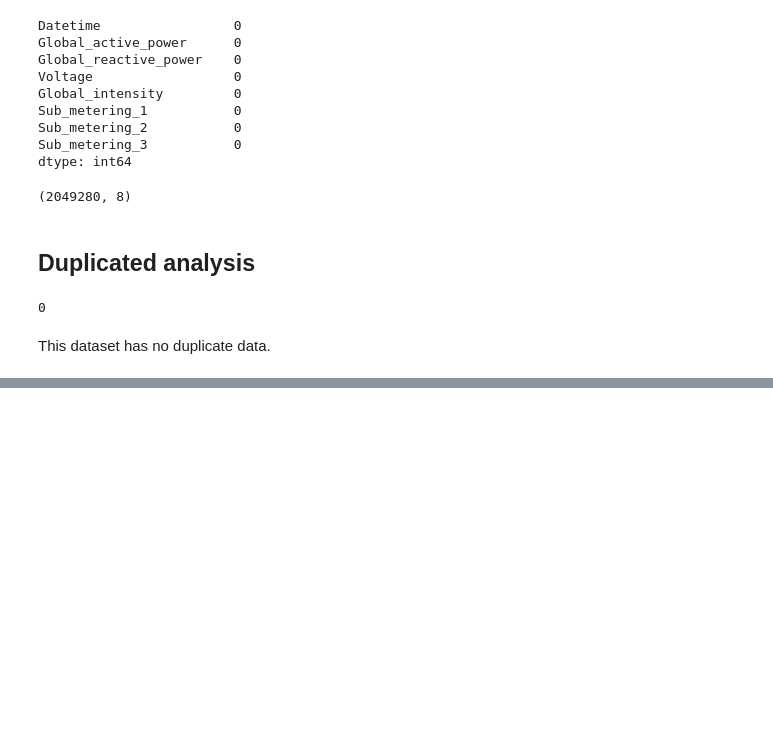
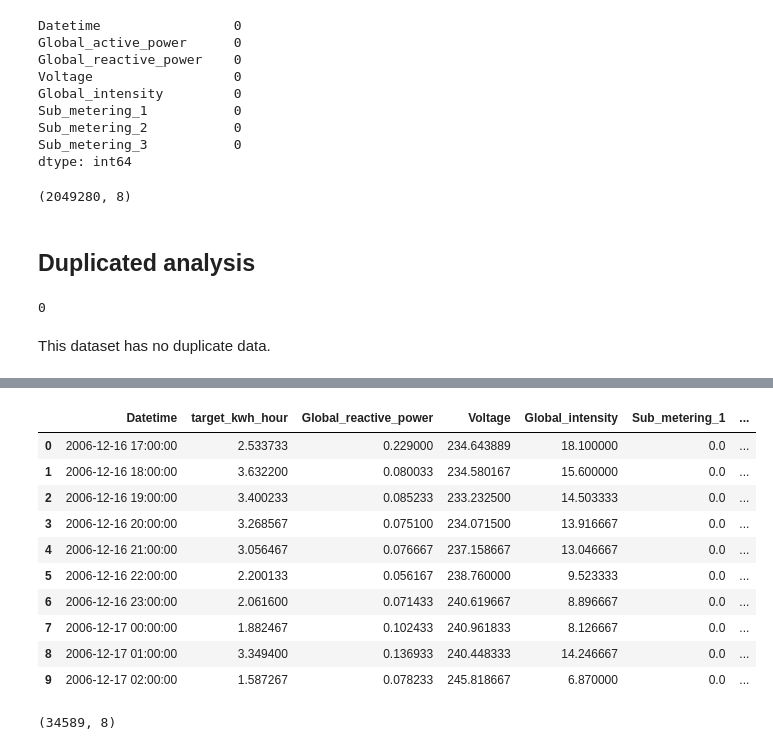
Before and after one commit to alvaroterroso/household-energy-consumption-prediction, a Jupyter notebook: hecp.ipynb, the cells around one changed output, grey strips where cells are left out. Saved outputs shown, nothing was run; the diff lists cells and outputs as text; code cells hidden in the pictures; blank space fills up the shorter version.

```diff
--- a/hecp.ipynb
+++ b/hecp.ipynb
@@ -152,0 +145,46 @@ This dataset has no duplicate data.
+# %%
+# garantir datetime
+df["Datetime"] = pd.to_datetime(df["Datetime"])
+
+# ordenar e usar Datetime como índice
+df = df.sort_values("Datetime").set_index("Datetime")
+
+# converter potência (kW) em energia por minuto (kWh)
+df["energy_kwh_min"] = df["Global_active_power"] / 60
+
+# agregação por hora
+hourly_df = df.resample("H").agg({
+    "energy_kwh_min": "sum",          # TARGET (kWh por hora)
+    "Global_reactive_power": "mean",
+    "Voltage": "mean",
+    "Global_intensity": "mean",
+    "Sub_metering_1": "sum",
+    "Sub_metering_2": "sum",
+    "Sub_metering_3": "sum"
+})
+
+# renomear target
+hourly_df = hourly_df.rename(columns={
+    "energy_kwh_min": "target_kwh_hour"
+})
+
+# voltar a ter Datetime como coluna
+hourly_df = hourly_df.reset_index()
+
+hourly_df.head(10)
+# %% [output]
+|  | Datetime | target_kwh_hour | Global_reactive_power | Voltage | Global_intensity | Sub_metering_1 | ... |
+| 0 | 2006-12-16 17:00:00 | 2.533733 | 0.229000 | 234.643889 | 18.100000 | 0.0 | ... |
+| 1 | 2006-12-16 18:00:00 | 3.632200 | 0.080033 | 234.580167 | 15.600000 | 0.0 | ... |
+| 2 | 2006-12-16 19:00:00 | 3.400233 | 0.085233 | 233.232500 | 14.503333 | 0.0 | ... |
+| 3 | 2006-12-16 20:00:00 | 3.268567 | 0.075100 | 234.071500 | 13.916667 | 0.0 | ... |
+| 4 | 2006-12-16 21:00:00 | 3.056467 | 0.076667 | 237.158667 | 13.046667 | 0.0 | ... |
+| 5 | 2006-12-16 22:00:00 | 2.200133 | 0.056167 | 238.760000 | 9.523333 | 0.0 | ... |
+| 6 | 2006-12-16 23:00:00 | 2.061600 | 0.071433 | 240.619667 | 8.896667 | 0.0 | ... |
+| 7 | 2006-12-17 00:00:00 | 1.882467 | 0.102433 | 240.961833 | 8.126667 | 0.0 | ... |
+| 8 | 2006-12-17 01:00:00 | 3.349400 | 0.136933 | 240.448333 | 14.246667 | 0.0 | ... |
+| 9 | 2006-12-17 02:00:00 | 1.587267 | 0.078233 | 245.818667 | 6.870000 | 0.0 | ... |
+# %%
+hourly_df.shape
+# %% [output]
+(34589, 8)
```
Also changed, not shown: parts of 13 cells of this notebook.
